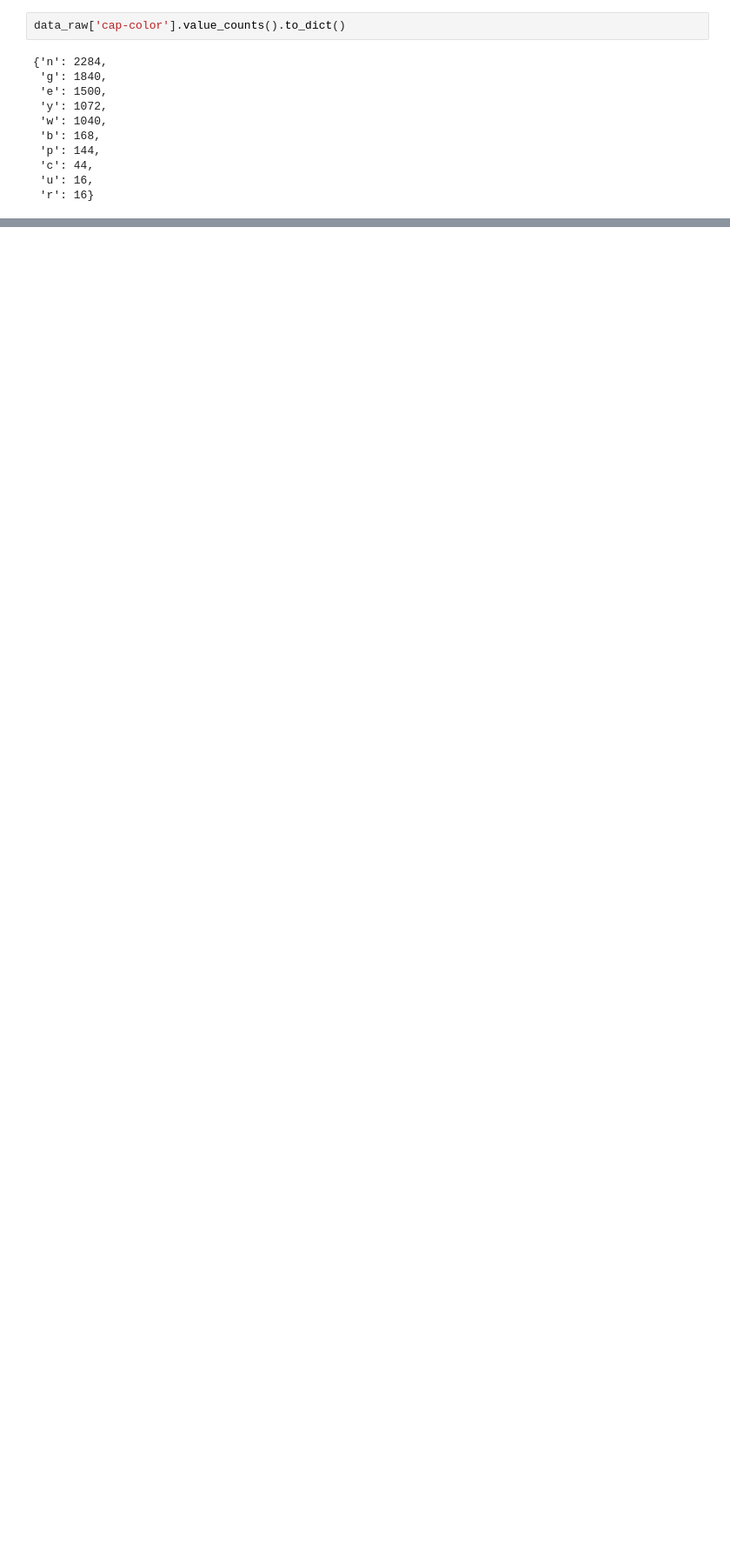
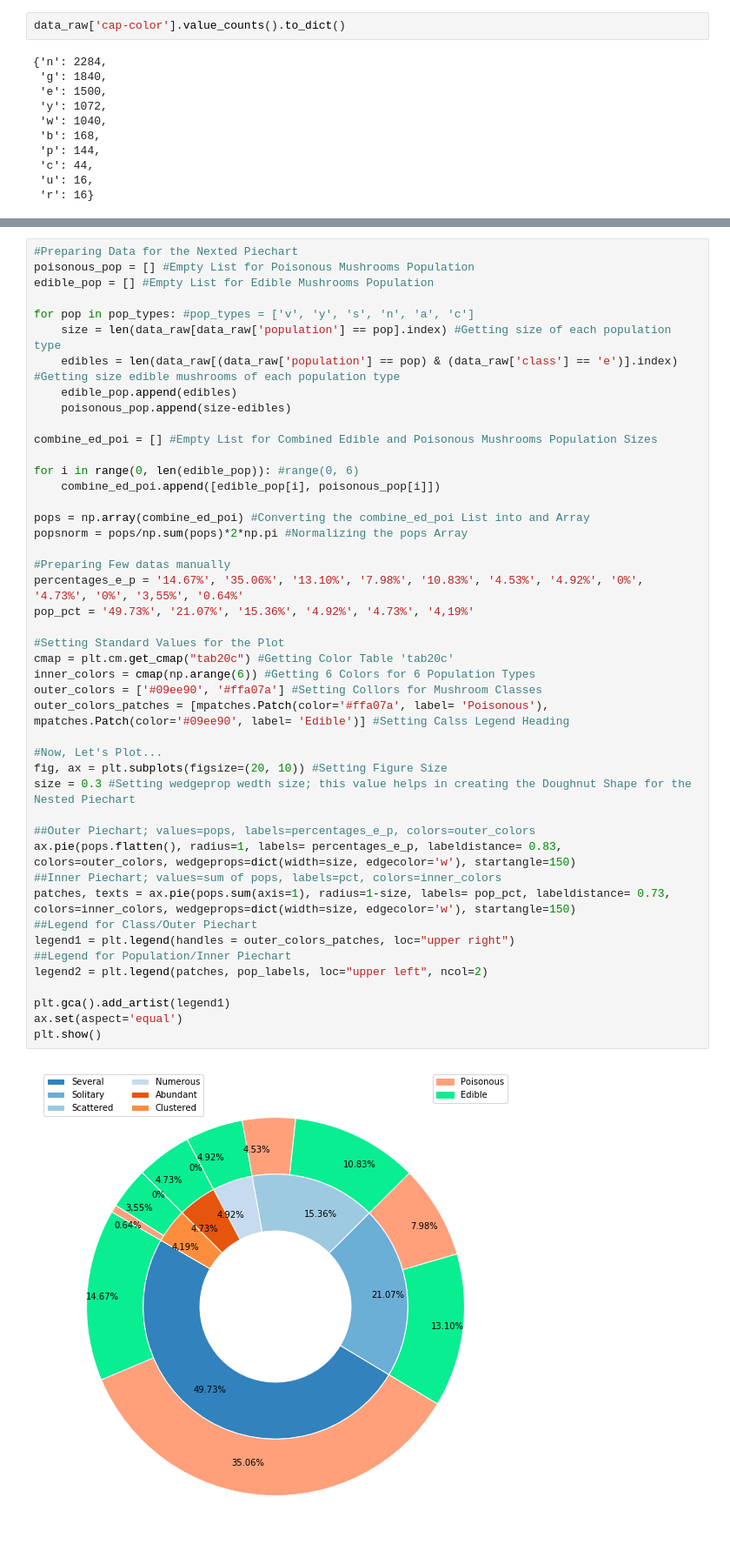
Before and after one commit to akshaynayanravi/mushrooms_classes, a Jupyter notebook: mushroom_types_classification.ipynb, the cells around one changed output, grey strips where cells are left out. Shown at 87% size. Saved outputs shown, nothing was run; the diff lists cells and outputs as text; blank space fills up the shorter version.

```diff
--- a/mushroom_types_classification.ipynb
+++ b/mushroom_types_classification.ipynb
@@ -172,0 +235,47 @@ data_raw['cap-color'].value_counts().to_dict()
+# %%
+#Preparing Data for the Nexted Piechart
+poisonous_pop = [] #Empty List for Poisonous Mushrooms Population
+edible_pop = [] #Empty List for Edible Mushrooms Population
+
+for pop in pop_types: #pop_types = ['v', 'y', 's', 'n', 'a', 'c']
+    size = len(data_raw[data_raw['population'] == pop].index) #Getting size of each population type
+    edibles = len(data_raw[(data_raw['population'] == pop) & (data_raw['class'] == 'e')].index) #Getting size edible mushrooms of each population type
+    edible_pop.append(edibles)
+    poisonous_pop.append(size-edibles)
+
+combine_ed_poi = [] #Empty List for Combined Edible and Poisonous Mushrooms Population Sizes
+
+for i in range(0, len(edible_pop)): #range(0, 6)
+    combine_ed_poi.append([edible_pop[i], poisonous_pop[i]])
+
+pops = np.array(combine_ed_poi) #Converting the combine_ed_poi List into and Array
+popsnorm = pops/np.sum(pops)*2*np.pi #Normalizing the pops Array
+
+#Preparing Few datas manually
+percentages_e_p = '14.67%', '35.06%', '13.10%', '7.98%', '10.83%', '4.53%', '4.92%', '0%', '4.73%', '0%', '3,55%', '0.64%'
+pop_pct = '49.73%', '21.07%', '15.36%', '4.92%', '4.73%', '4,19%'
+
+#Setting Standard Values for the Plot
+cmap = plt.cm.get_cmap("tab20c") #Getting Color Table 'tab20c'
+inner_colors = cmap(np.arange(6)) #Getting 6 Colors for 6 Population Types
+outer_colors = ['#09ee90', '#ffa07a'] #Setting Collors for Mushroom Classes
+outer_colors_patches = [mpatches.Patch(color='#ffa07a', label= 'Poisonous'), mpatches.Patch(color='#09ee90', label= 'Edible')] #Setting Calss Legend Heading
+
+#Now, Let's Plot...
+fig, ax = plt.subplots(figsize=(20, 10)) #Setting Figure Size
+size = 0.3 #Setting wedgeprop wedth size; this value helps in creating the Doughnut Shape for the Nested Piechart
+
+##Outer Piechart; values=pops, labels=percentages_e_p, colors=outer_colors
+ax.pie(pops.flatten(), radius=1, labels= percentages_e_p, labeldistance= 0.83, colors=outer_colors, wedgeprops=dict(width=size, edgecolor='w'), startangle=150)
+##Inner Piechart; values=sum of pops, labels=pct, colors=inner_colors
+patches, texts = ax.pie(pops.sum(axis=1), radius=1-size, labels= pop_pct, labeldistance= 0.73, colors=inner_colors, wedgeprops=dict(width=size, edgecolor='w'), startangle=150)
+##Legend for Class/Outer Piechart
+legend1 = plt.legend(handles = outer_colors_patches, loc="upper right")
+##Legend for Population/Inner Piechart
+legend2 = plt.legend(patches, pop_labels, loc="upper left", ncol=2)
+
+plt.gca().add_artist(legend1)
+ax.set(aspect='equal')
+plt.show()
+# %% [output]
+[figure, added]
```
Also changed, not shown: parts of 13 cells of this notebook.
